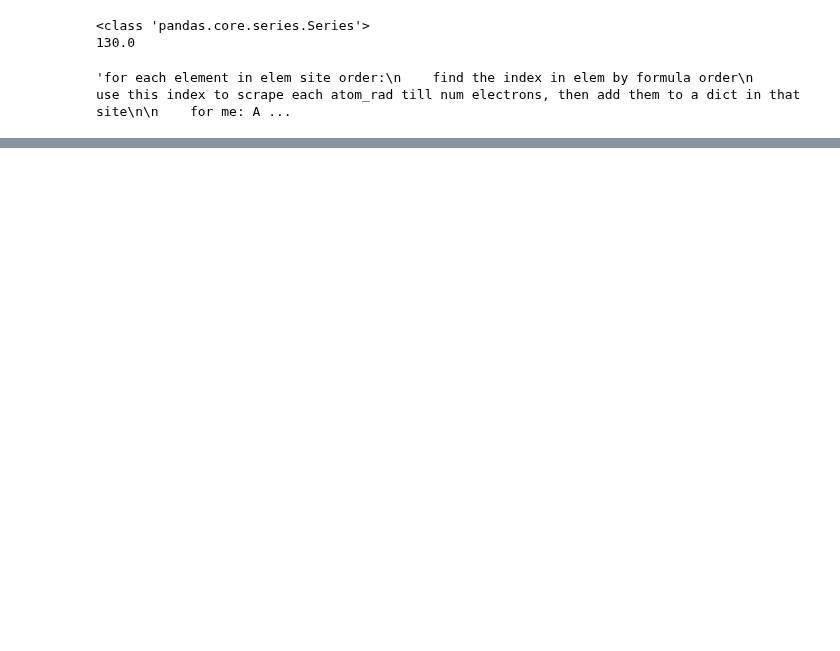
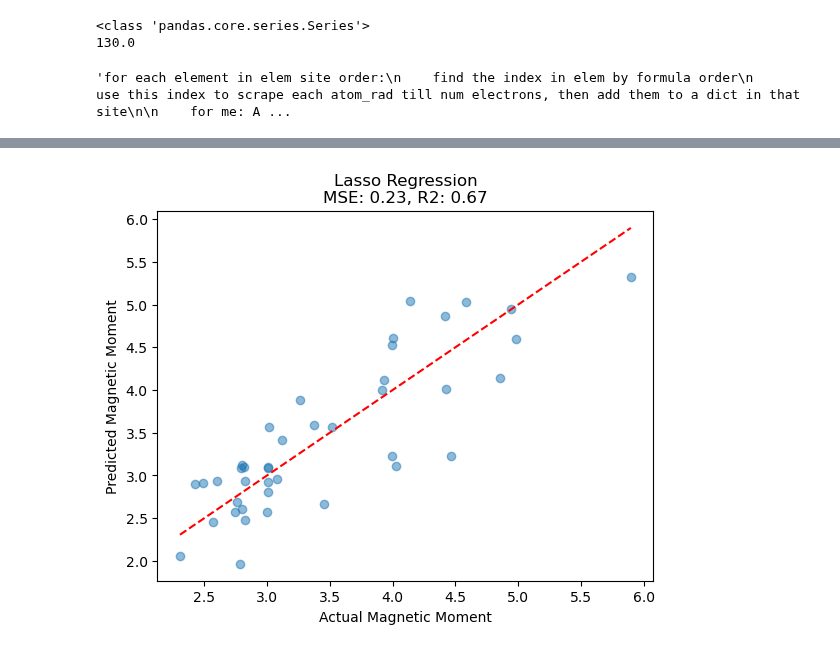
Before and after one commit to erikswanke/2d-Material-Science, a Jupyter notebook: critical role descriptor.ipynb, the cells around one changed output, grey strips where cells are left out. Cells and saved outputs as stored; diff of their text form; code cells hidden in the pictures; blank space fills up the shorter version.

```diff
--- a/critical role descriptor.ipynb
+++ b/critical role descriptor.ipynb
@@ -298,6 +250,53 @@ for i in to_expand:
     df4 = df4.drop(columns=i).join(df4[i].apply(pd.Series))
 #display(df4.head(4))
 #df4.to_csv('mmm.csv', index=False)
+# %%
+import numpy as np
+import matplotlib.pyplot as plt
+from sklearn.linear_model import Lasso
+from sklearn.model_selection import train_test_split
+from sklearn.metrics import mean_squared_error, r2_score
+
+# Sample data for demonstration
+# Replace X and y with your own dataset
+# X should be a 2D array where each row represents a data point, and each column represents a feature
+# y should be a 1D array representing the target variable
+# For example, X = [[feature1_val1, feature2_val1], [feature1_val2, feature2_val2], ...]
+# and y = [target_val1, target_val2, ...]
+target_column_index = df4.columns.get_loc("atomic_radA1+atomic_radA2")
+X = df4.iloc[:, target_column_index:]
+y = df4['magnetic_moment']
+
+# Split the data into training and testing sets
+X_train, X_test, y_train, y_test = train_test_split(X, y, test_size=0.2, random_state=42)
+
+# Create the Lasso Regression model
+alpha = 0.1  # Regularization strength (tuning parameter)
+lasso_model = Lasso(alpha=alpha)
+
+# Train the model
+lasso_model.fit(X_train, y_train)
+
+# Make predictions on the test set
+y_pred = lasso_model.predict(X_test)
+
+# Evaluate the model
+mse = mean_squared_error(y_test, y_pred)
+r2 = r2_score(y_test, y_pred)
+
+# Coefficients of the line equation
+slope = lasso_model.coef_[0]
+intercept = lasso_model.intercept_
+
+# Scatter plot
+plt.scatter(y_test, y_pred, alpha=0.5)
+plt.plot([min(y_test), max(y_test)], [min(y_test), max(y_test)], color='red', linestyle='--')
+plt.xlabel('Actual Magnetic Moment')
+plt.ylabel('Predicted Magnetic Moment')
+plt.title(f'Lasso Regression\nMSE: {mse:.2f}, R2: {r2:.2f}')
+plt.show()
+# %% [output]
+[figure, added]
 # %%
 import numpy as np
 import matplotlib.pyplot as plt
```
Also changed, not shown: parts of 4 cells of this notebook.
